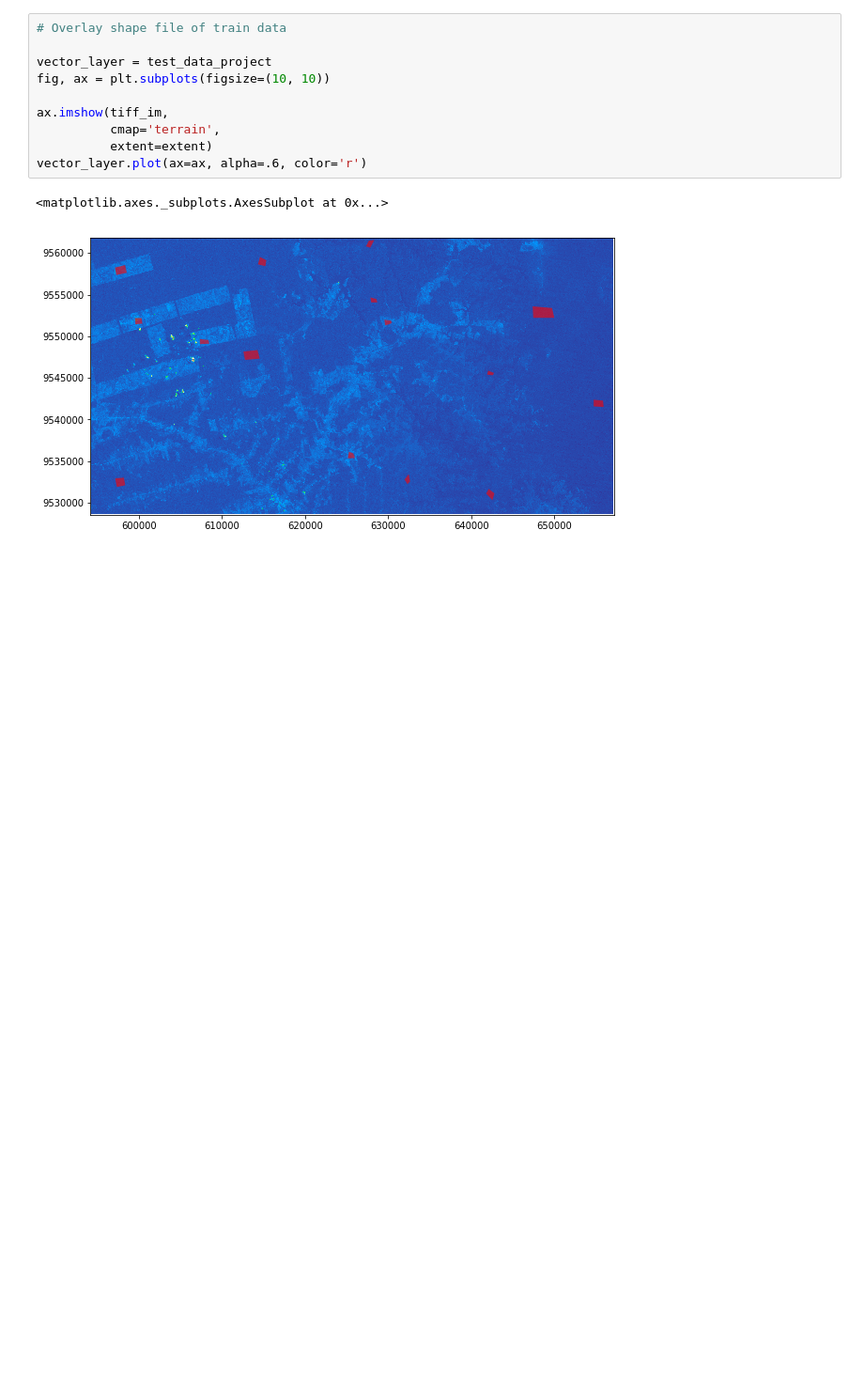
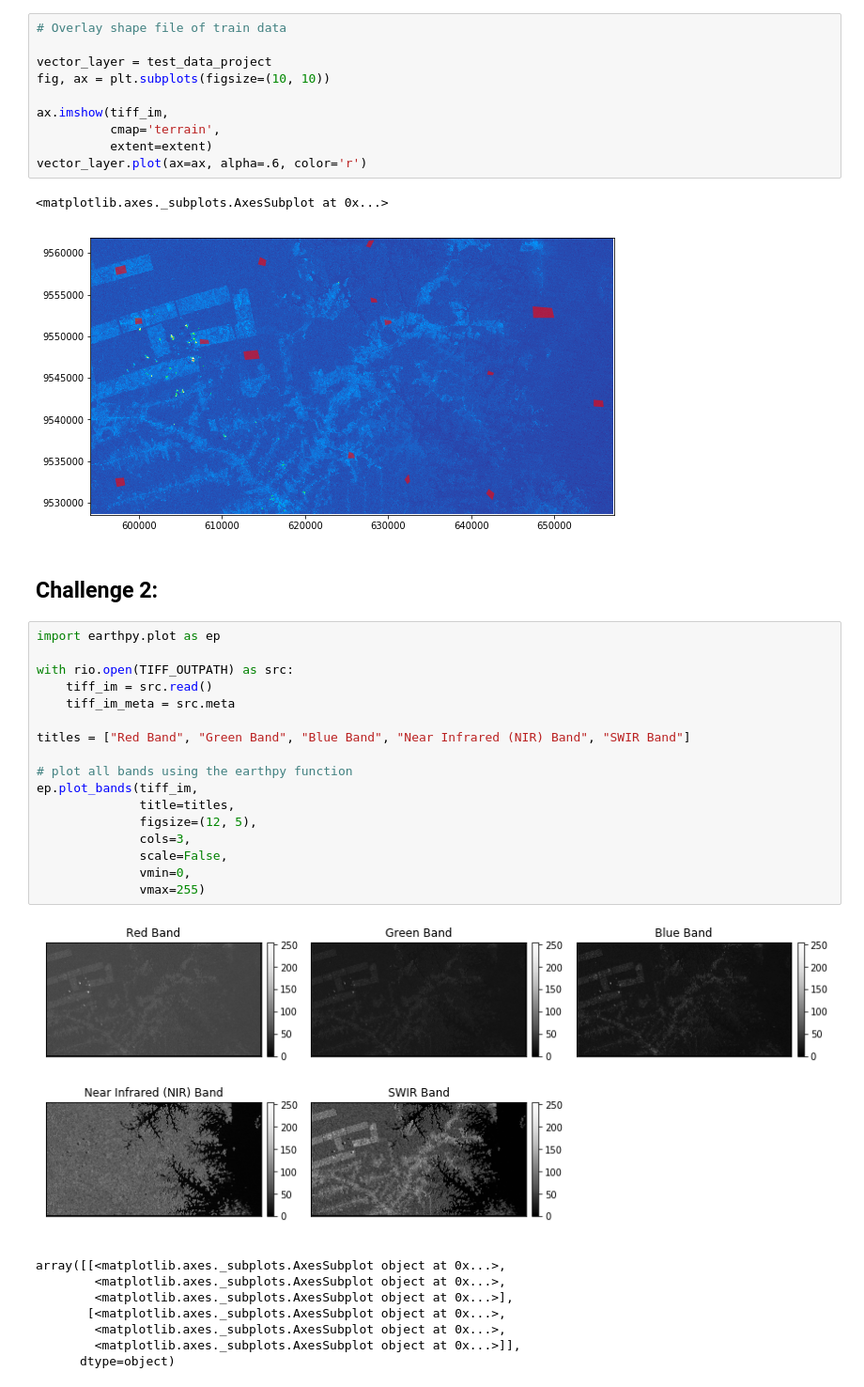
Before and after one commit to IslamAlam/RemoteSensing, a Jupyter notebook: multi_spectral_image_classification.ipynb, the cells around one changed output. Shown at 94% size. Drawn from its saved outputs; the diff is of its cells as text; blank space fills up the shorter version.

```diff
--- a/multi_spectral_image_classification.ipynb
+++ b/multi_spectral_image_classification.ipynb
@@ -229,3 +231,31 @@ vector_layer.plot(ax=ax, alpha=.6, color='r')
 # %% [output]
 <matplotlib.axes._subplots.AxesSubplot at 0x...>
 [figure]
+# %% [markdown]
+## Challenge 2:
+# %%
+import earthpy.plot as ep
+
+with rio.open(TIFF_OUTPATH) as src:
+    tiff_im = src.read()
+    tiff_im_meta = src.meta
+
+titles = ["Red Band", "Green Band", "Blue Band", "Near Infrared (NIR) Band", "SWIR Band"]
+
+# plot all bands using the earthpy function
+ep.plot_bands(tiff_im,
+              title=titles,
+              figsize=(12, 5),
+              cols=3,
+              scale=False,
+              vmin=0,
+              vmax=255)
+# %% [output]
+[figure, added]
+array([[<matplotlib.axes._subplots.AxesSubplot object at 0x...>,
+        <matplotlib.axes._subplots.AxesSubplot object at 0x...>,
+        <matplotlib.axes._subplots.AxesSubplot object at 0x...>],
+       [<matplotlib.axes._subplots.AxesSubplot object at 0x...>,
+        <matplotlib.axes._subplots.AxesSubplot object at 0x...>,
+        <matplotlib.axes._subplots.AxesSubplot object at 0x...>]],
+      dtype=object)
```
Also changed, not shown: parts of 5 cells of this notebook.
